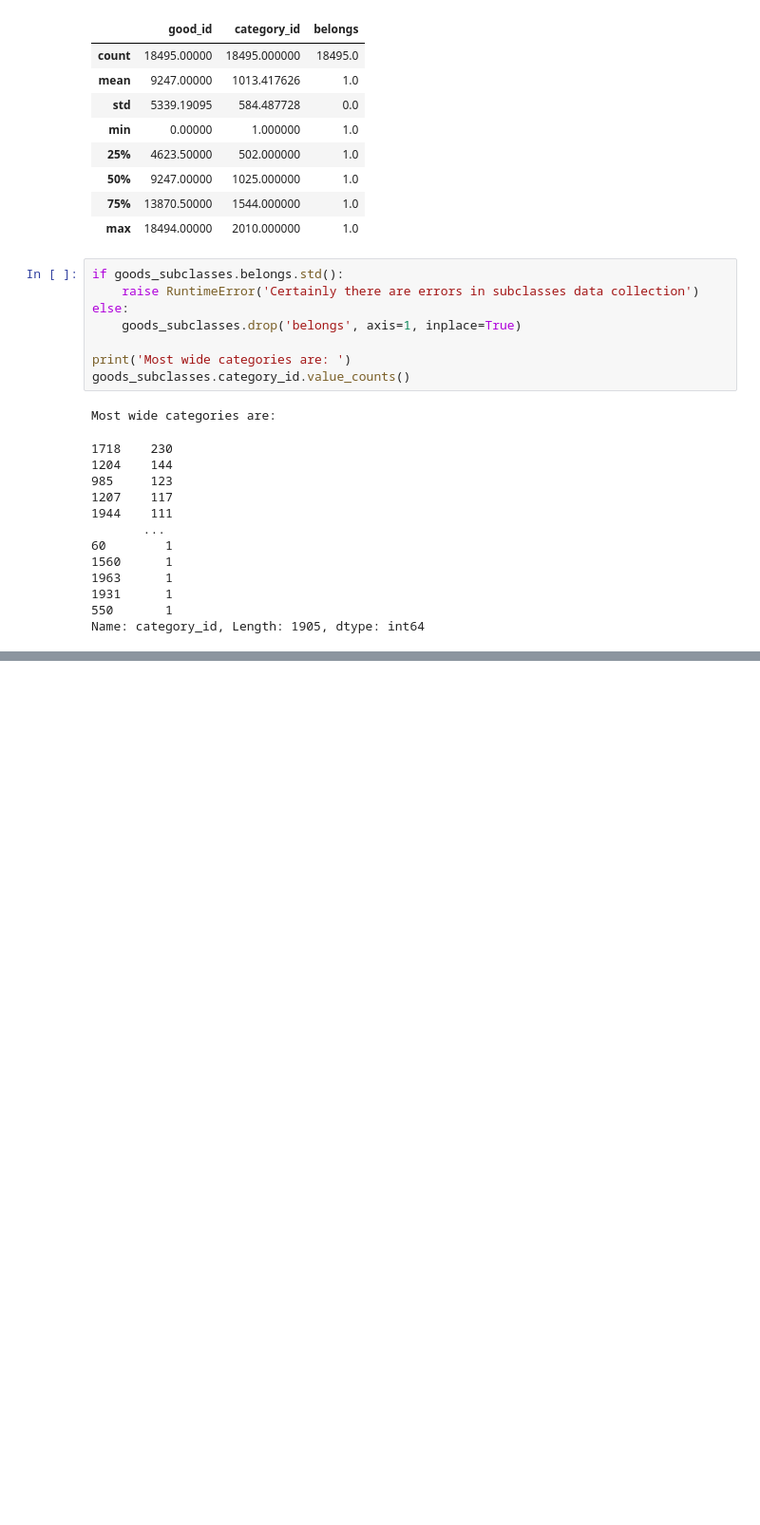
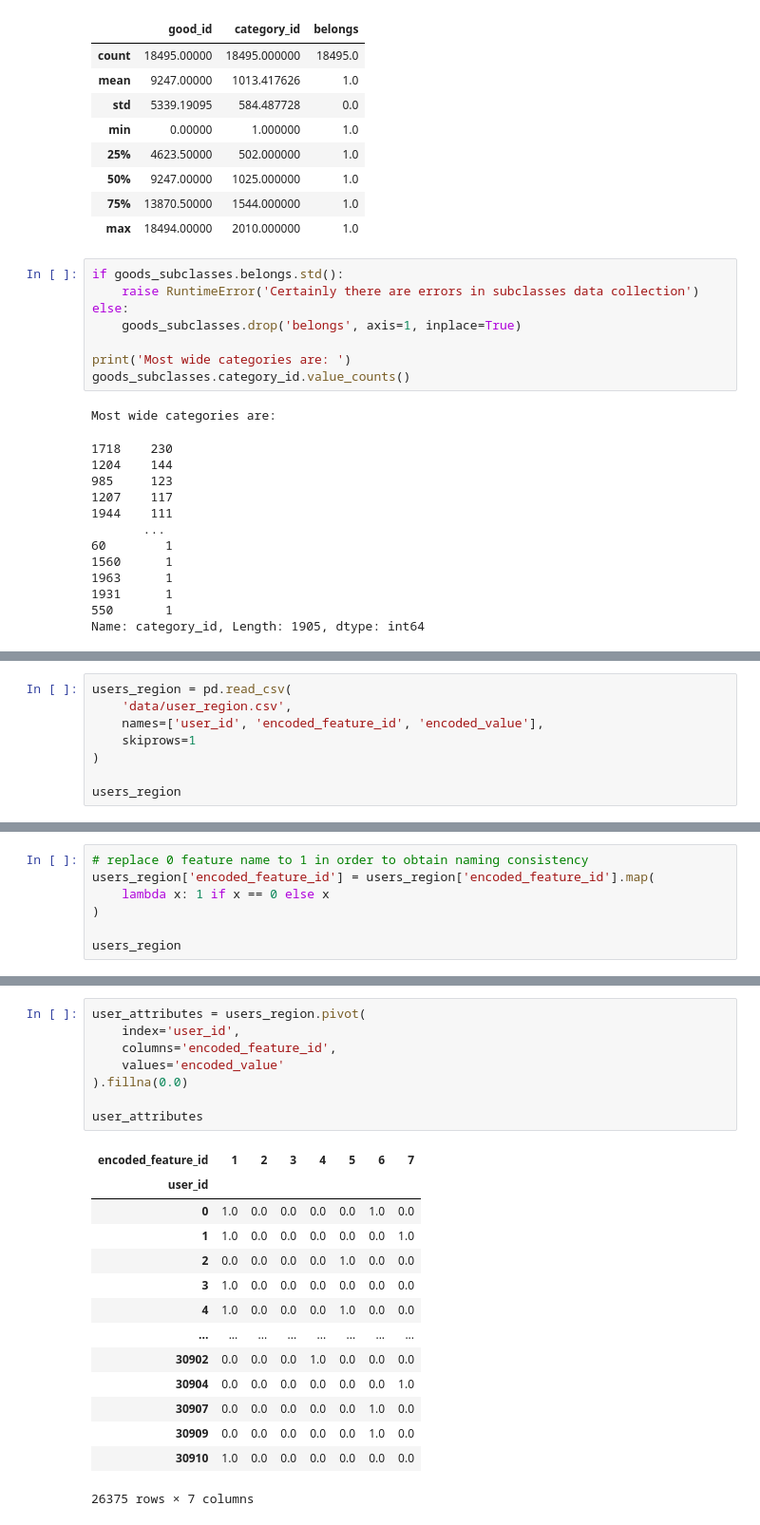
Before and after one commit to VitalyPetrov/goods-recommendations, a Jupyter notebook: goods-recsys.ipynb, the cells around one changed output, grey strips where cells are left out. Shown at 95% size. Drawn from its saved outputs; the diff is of its cells as text; blank space fills up the shorter version.

Commit message:
done with user data preprocessing

```diff
--- a/goods-recsys.ipynb
+++ b/goods-recsys.ipynb
@@ -200,0 +236,8 @@ goods_attributes
+# %%
+users_region = pd.read_csv(
+    'data/user_region.csv',
+    names=['user_id', 'encoded_feature_id', 'encoded_value'],
+    skiprows=1
+)
+
+users_region
@@ -200,0 +262,7 @@ goods_attributes
+# %%
+# replace 0 feature name to 1 in order to obtain naming consistency
+users_region['encoded_feature_id'] = users_region['encoded_feature_id'].map(
+    lambda x: 1 if x == 0 else x
+)
+
+users_region
@@ -200,0 +283,23 @@ goods_attributes
+# %%
+user_attributes = users_region.pivot(
+    index='user_id',
+    columns='encoded_feature_id',
+    values='encoded_value'
+).fillna(0.0)
+
+user_attributes
+# %% [output]
+| encoded_feature_id | 1 | 2 | 3 | 4 | 5 | 6 | 7 |
+| user_id |  |  |  |  |  |  |  |
+| 0 | 1.0 | 0.0 | 0.0 | 0.0 | 0.0 | 1.0 | 0.0 |
+| 1 | 1.0 | 0.0 | 0.0 | 0.0 | 0.0 | 0.0 | 1.0 |
+| 2 | 0.0 | 0.0 | 0.0 | 0.0 | 1.0 | 0.0 | 0.0 |
+| 3 | 1.0 | 0.0 | 0.0 | 0.0 | 0.0 | 0.0 | 0.0 |
+| 4 | 1.0 | 0.0 | 0.0 | 0.0 | 1.0 | 0.0 | 0.0 |
+| ... | ... | ... | ... | ... | ... | ... | ... |
+| 30902 | 0.0 | 0.0 | 0.0 | 1.0 | 0.0 | 0.0 | 0.0 |
+| 30904 | 0.0 | 0.0 | 0.0 | 0.0 | 0.0 | 0.0 | 1.0 |
+| 30907 | 0.0 | 0.0 | 0.0 | 0.0 | 0.0 | 1.0 | 0.0 |
+| 30909 | 0.0 | 0.0 | 0.0 | 0.0 | 0.0 | 1.0 | 0.0 |
+| 30910 | 1.0 | 0.0 | 0.0 | 0.0 | 0.0 | 0.0 | 0.0 |
+26375 rows × 7 columns
```
Also changed, not shown: parts of 9 cells of this notebook.
